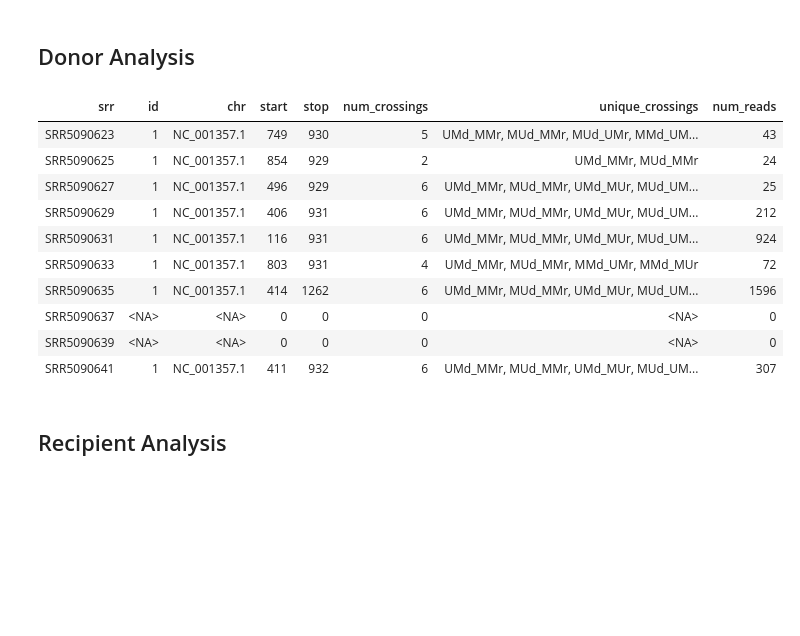
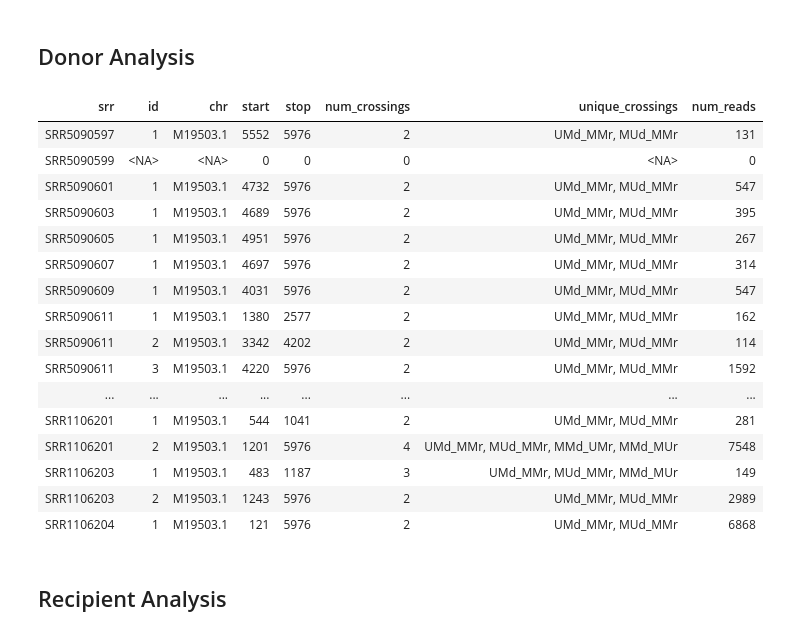
Before and after one commit to dformoso/wallaby, a Jupyter notebook: notebooks/line1_to_hg38_rnaseq.ipynb, the cells around one changed output. Drawn from its saved outputs; the diff is of its cells as text; code cells hidden in the pictures; blank space fills up the shorter version.

```diff
--- a/notebooks/line1_to_hg38_rnaseq.ipynb
+++ b/notebooks/line1_to_hg38_rnaseq.ipynb
@@ -18,20 +18,22 @@ Data:
 For convenience, there might be more than one set of samples in the cells below. If so, note that the order matters, and only the last cell will be relevant, as the previous ones will be overwritten
 # %%
 ## Variables
-srr_names <- c("SRR5090597", "SRR5090599", "SRR5090601", "SRR5090603",
+srr_names <- c(#HPV16 samples
+               "SRR5090597", "SRR5090599", "SRR5090601", "SRR5090603",
                "SRR5090605", "SRR5090607", "SRR5090609", "SRR5090611",
                "SRR5090613", "SRR5090615", "SRR5090617", "SRR5090619",
-
+               #HPV18 samples
                "SRR5090623", "SRR5090625", "SRR5090627", "SRR5090629",
                "SRR5090631", "SRR5090633", "SRR5090635", "SRR5090637",
                "SRR5090639", "SRR5090641",
-
-               "SRR5090623", "SRR5090625", "SRR5090627", "SRR5090629",
-               "SRR5090631", "SRR5090633", "SRR5090635", "SRR5090637",
-               "SRR5090639", "SRR5090641")
+               #HIV1 samples
+               "SRR1106189", "SRR1106190", "SRR1106191", "SRR1106192",
+               "SRR1106193", "SRR1106194", "SRR1106195", "SRR1106196",
+               "SRR1106197", "SRR1106198", "SRR1106199", "SRR1106200",
+               "SRR1106201", "SRR1106203", "SRR1106204")
 donor_name <- "line1"
 recipient_name <- "UCSChg38"
-inputs_folder <- "../../wallaby/workflows/outputs_line1_rnaseq"
+inputs_folder <- "../../wallaby/workflows/outputs/line1_rnaseq"
 donor_ref_genome <- "../../wallaby/data/ref_genomes/line1/LINE1.fa"
 recipient_ref_genome <- "../../wallaby/data/ref_genomes/human/hg38.fa"
 # %% [markdown]
@@ -68,20 +70,26 @@ Hsapiens <- BSgenome.Hsapiens.UCSC.hg38
 # %%
 # Aggregated view of all overlapping crossings for the potential donor for all srrs
 srrs_summary_table <- srrs_summary_table_donor (granges_list = donor_granges_all_srrs,
                                                 min_num_crossings = 2,
-                                                min_num_reads = 20)
+                                                min_num_reads = 100)
 # %% [output]
 | srr | id | chr | start | stop | num_crossings | unique_crossings | num_reads |
-| SRR5090623 | 1 | NC_001357.1 | 749 | 930 | 5 | UMd_MMr, MUd_MMr, MUd_UMr, MMd_UM... | 43 |
-| SRR5090625 | 1 | NC_001357.1 | 854 | 929 | 2 | UMd_MMr, MUd_MMr | 24 |
-| SRR5090627 | 1 | NC_001357.1 | 496 | 929 | 6 | UMd_MMr, MUd_MMr, UMd_MUr, MUd_UM... | 25 |
-| SRR5090629 | 1 | NC_001357.1 | 406 | 931 | 6 | UMd_MMr, MUd_MMr, UMd_MUr, MUd_UM... | 212 |
-| SRR5090631 | 1 | NC_001357.1 | 116 | 931 | 6 | UMd_MMr, MUd_MMr, UMd_MUr, MUd_UM... | 924 |
-| SRR5090633 | 1 | NC_001357.1 | 803 | 931 | 4 | UMd_MMr, MUd_MMr, MMd_UMr, MMd_MUr | 72 |
-| SRR5090635 | 1 | NC_001357.1 | 414 | 1262 | 6 | UMd_MMr, MUd_MMr, UMd_MUr, MUd_UM... | 1596 |
-| SRR5090637 | <NA> | <NA> | 0 | 0 | 0 | <NA> | 0 |
-| SRR5090639 | <NA> | <NA> | 0 | 0 | 0 | <NA> | 0 |
-| SRR5090641 | 1 | NC_001357.1 | 411 | 932 | 6 | UMd_MMr, MUd_MMr, UMd_MUr, MUd_UM... | 307 |
+| SRR5090597 | 1 | M19503.1 | 5552 | 5976 | 2 | UMd_MMr, MUd_MMr | 131 |
+| SRR5090599 | <NA> | <NA> | 0 | 0 | 0 | <NA> | 0 |
+| SRR5090601 | 1 | M19503.1 | 4732 | 5976 | 2 | UMd_MMr, MUd_MMr | 547 |
+| SRR5090603 | 1 | M19503.1 | 4689 | 5976 | 2 | UMd_MMr, MUd_MMr | 395 |
+| SRR5090605 | 1 | M19503.1 | 4951 | 5976 | 2 | UMd_MMr, MUd_MMr | 267 |
+| SRR5090607 | 1 | M19503.1 | 4697 | 5976 | 2 | UMd_MMr, MUd_MMr | 314 |
+| SRR5090609 | 1 | M19503.1 | 4031 | 5976 | 2 | UMd_MMr, MUd_MMr | 547 |
+| SRR5090611 | 1 | M19503.1 | 1380 | 2577 | 2 | UMd_MMr, MUd_MMr | 162 |
+| SRR5090611 | 2 | M19503.1 | 3342 | 4202 | 2 | UMd_MMr, MUd_MMr | 114 |
+| SRR5090611 | 3 | M19503.1 | 4220 | 5976 | 2 | UMd_MMr, MUd_MMr | 1592 |
+| ... | ... | ... | ... | ... | ... | ... | ... |
+| SRR1106201 | 1 | M19503.1 | 544 | 1041 | 2 | UMd_MMr, MUd_MMr | 281 |
+| SRR1106201 | 2 | M19503.1 | 1201 | 5976 | 4 | UMd_MMr, MUd_MMr, MMd_UMr, MMd_MUr | 7548 |
+| SRR1106203 | 1 | M19503.1 | 483 | 1187 | 3 | UMd_MMr, MUd_MMr, MMd_MUr | 149 |
+| SRR1106203 | 2 | M19503.1 | 1243 | 5976 | 2 | UMd_MMr, MUd_MMr | 2989 |
+| SRR1106204 | 1 | M19503.1 | 121 | 5976 | 2 | UMd_MMr, MUd_MMr | 6868 |
 # %% [markdown]
 ## Recipient Analysis
 # %%
```
Also changed, not shown: parts of 2 cells of this notebook, 41 other files.
